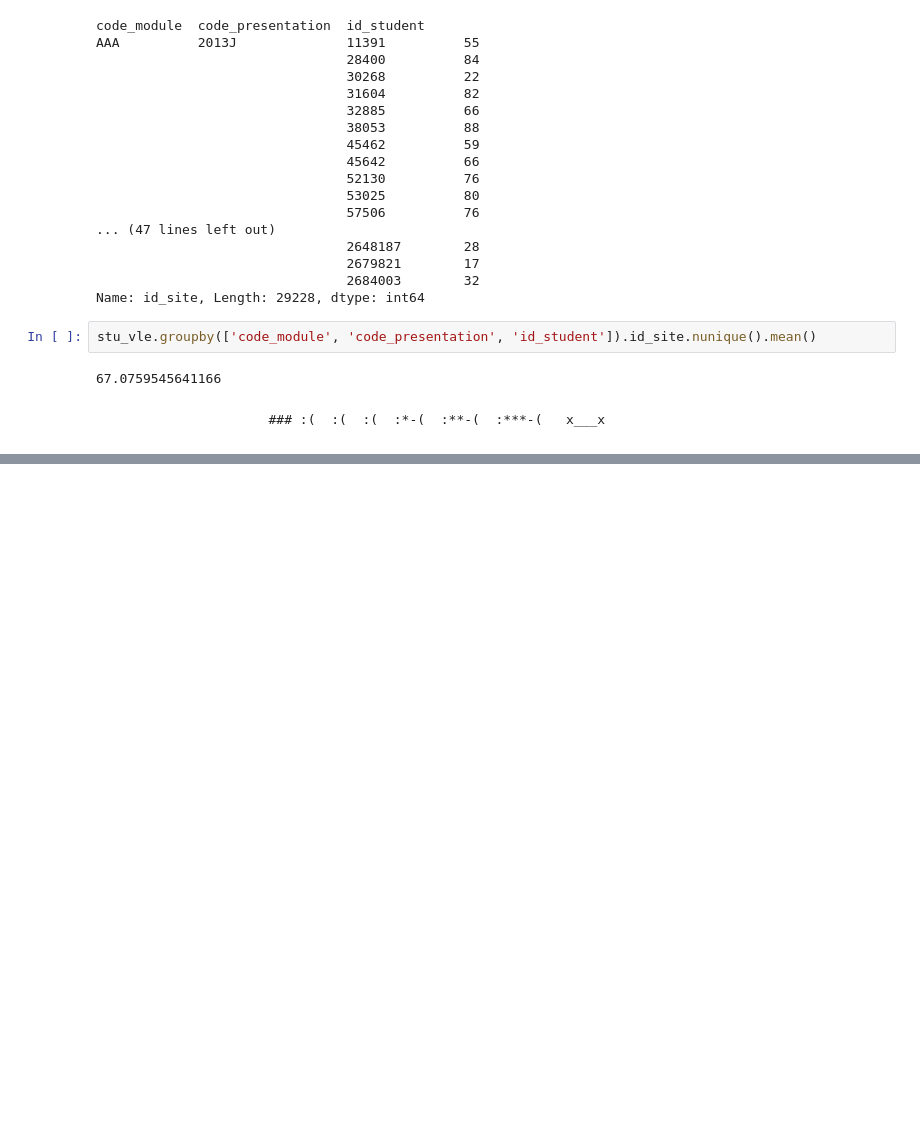
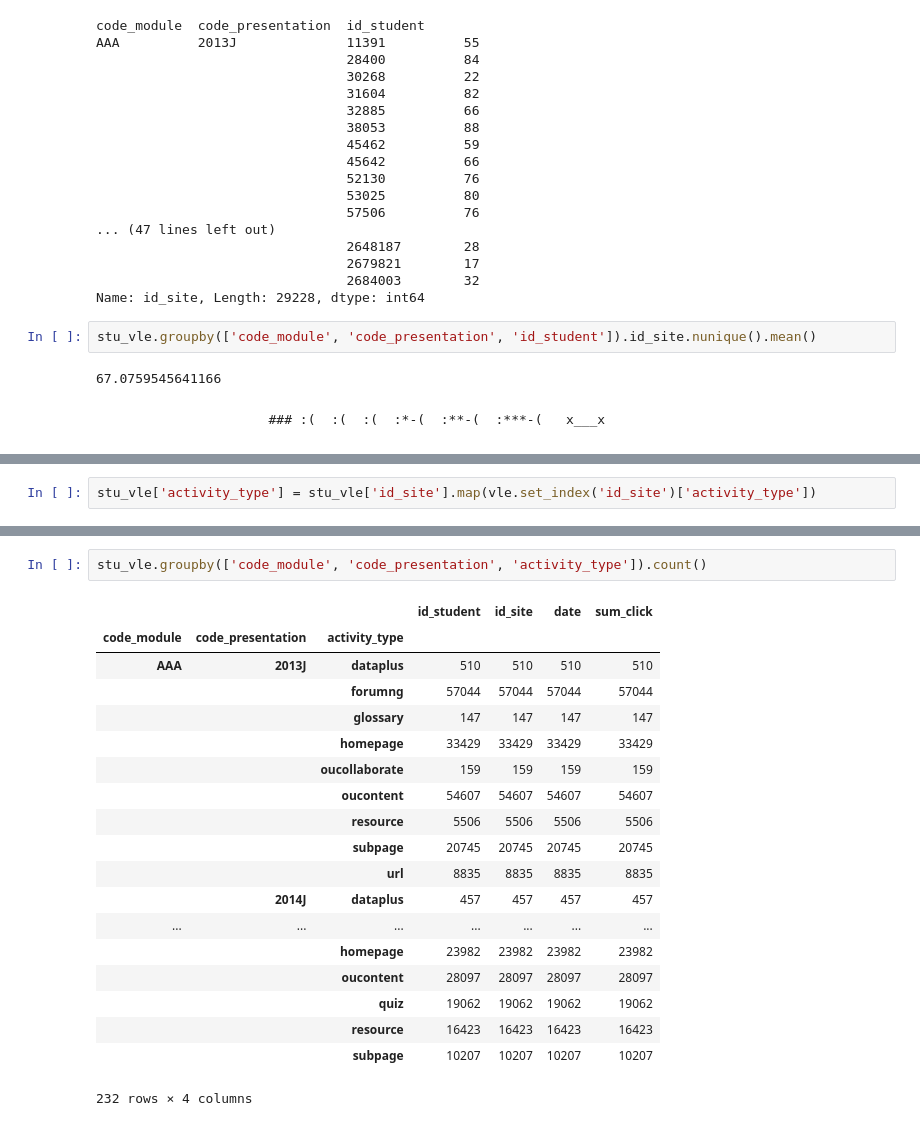
Before and after one commit to zimzoom/study-next, a Jupyter notebook: 0_eda.ipynb, the cells around one changed output, grey strips where cells are left out. Saved outputs shown, nothing was run; the diff lists cells and outputs as text; blank space fills up the shorter version.

```diff
--- a/0_eda.ipynb
+++ b/0_eda.ipynb
@@ -528,0 +730,2 @@ stu_vle.groupby(['code_module', 'code_presentation', 'id_student']).id_site.nuni
+# %%
+stu_vle['activity_type'] = stu_vle['id_site'].map(vle.set_index('id_site')['activity_type'])
@@ -528,0 +741,22 @@ stu_vle.groupby(['code_module', 'code_presentation', 'id_student']).id_site.nuni
+# %%
+stu_vle.groupby(['code_module', 'code_presentation', 'activity_type']).count()
+# %% [output]
+|  |  |  | id_student | id_site | date | sum_click |
+| code_module | code_presentation | activity_type |  |  |  |  |
+| AAA | 2013J | dataplus | 510 | 510 | 510 | 510 |
+|  |  | forumng | 57044 | 57044 | 57044 | 57044 |
+|  |  | glossary | 147 | 147 | 147 | 147 |
+|  |  | homepage | 33429 | 33429 | 33429 | 33429 |
+|  |  | oucollaborate | 159 | 159 | 159 | 159 |
+|  |  | oucontent | 54607 | 54607 | 54607 | 54607 |
+|  |  | resource | 5506 | 5506 | 5506 | 5506 |
+|  |  | subpage | 20745 | 20745 | 20745 | 20745 |
+|  |  | url | 8835 | 8835 | 8835 | 8835 |
+|  | 2014J | dataplus | 457 | 457 | 457 | 457 |
+| ... | ... | ... | ... | ... | ... | ... |
+|  |  | homepage | 23982 | 23982 | 23982 | 23982 |
+|  |  | oucontent | 28097 | 28097 | 28097 | 28097 |
+|  |  | quiz | 19062 | 19062 | 19062 | 19062 |
+|  |  | resource | 16423 | 16423 | 16423 | 16423 |
+|  |  | subpage | 10207 | 10207 | 10207 | 10207 |
+232 rows × 4 columns
```
Also changed, not shown: parts of 31 cells of this notebook, 3 other files.
